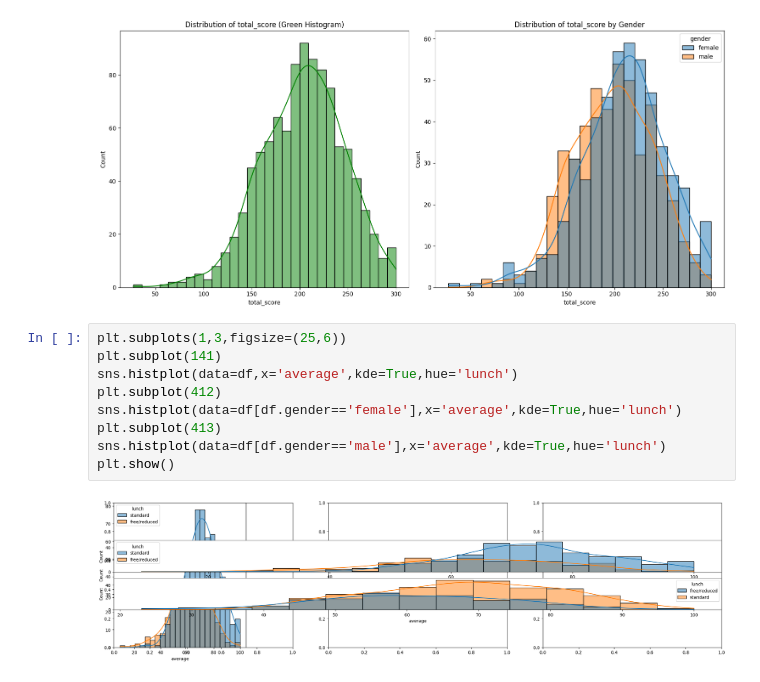
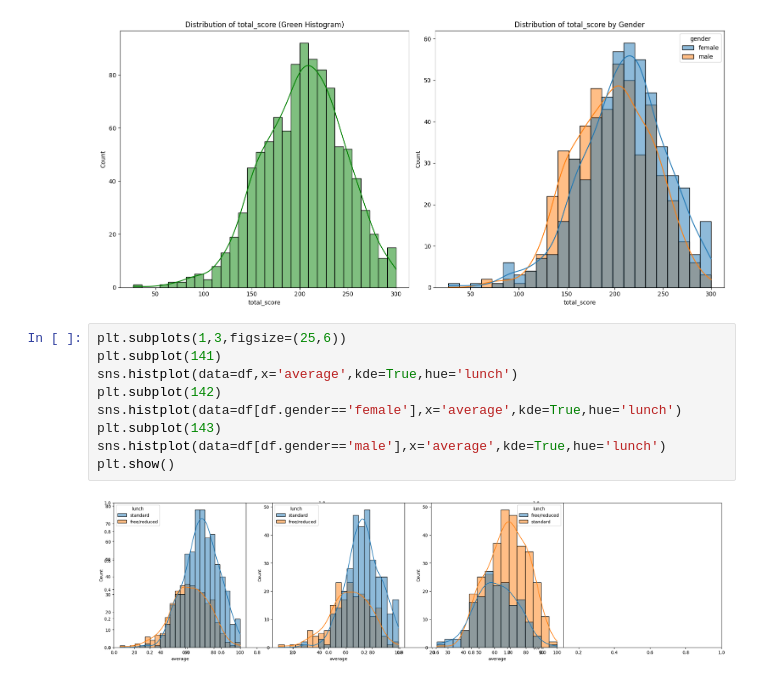
Before and after one commit to Mayur-Ajankar/Class_Student, a Jupyter notebook: notebook/EDA.ipynb, the cells around one changed output. Cells and saved outputs as stored; diff of their text form.

```diff
--- a/notebook/EDA.ipynb
+++ b/notebook/EDA.ipynb
@@ -293,11 +293,11 @@ plt.show()
 # %%
 plt.subplots(1,3,figsize=(25,6))
 plt.subplot(141)
 sns.histplot(data=df,x='average',kde=True,hue='lunch')
-plt.subplot(412)
+plt.subplot(142)
 sns.histplot(data=df[df.gender=='female'],x='average',kde=True,hue='lunch')
-plt.subplot(413)
+plt.subplot(143)
 sns.histplot(data=df[df.gender=='male'],x='average',kde=True,hue='lunch')
 plt.show()
 # %% [output]
-[figure, old version]
+[figure, new version]
```
Also changed, not shown: parts of 57 cells of this notebook.
